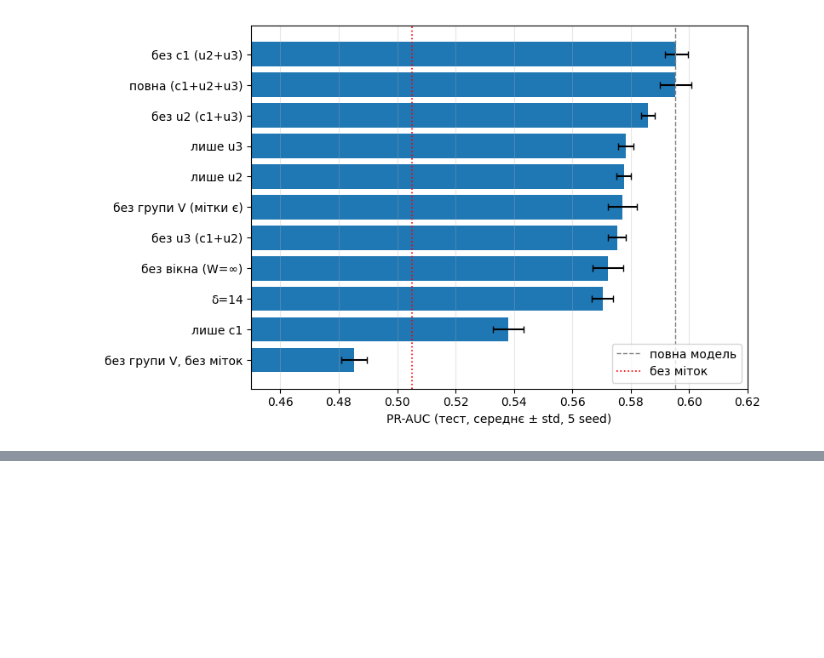
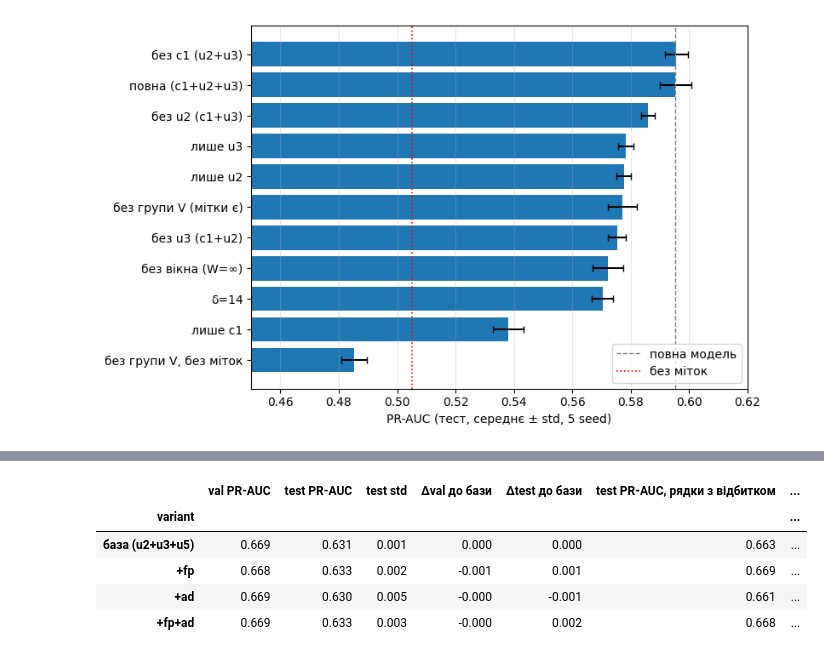
Before and after one commit to kanevskkyy/graph-antifraud, a Jupyter notebook: notebooks/11-ieee-cis-ablations.ipynb, the cells around one changed output, grey strips where cells are left out. Cells and saved outputs as stored; diff of their text form; code cells hidden in the pictures; blank space fills up the shorter version.

```diff
--- a/notebooks/11-ieee-cis-ablations.ipynb
+++ b/notebooks/11-ieee-cis-ablations.ipynb
@@ -229,0 +400,70 @@ plt.tight_layout(); plt.savefig("results/figures/ieee_cis_ablations.png", dpi=20
+# %%
+CROSS_KEYS = {"fp": ["DeviceInfo", "id_30", "id_31", "id_33"],
+              "ad": ["addr1", "P_emaildomain", "DeviceInfo"]}
+_cc = {}
+def cross_cols(rel, W=30, dl=7):
+    k = (rel, W, dl)
+    if k not in _cc:
+        cols = CROSS_KEYS[rel]
+        nk, fk = label_feats(cols, W, dl)
+        nks, fks = label_feats(cols + ["card1"], W, dl)
+        has = ~np.isnan(nk)
+        nkd = np.where(has, nk - np.nan_to_num(nks), np.nan).astype("float32")
+        fkd = np.where(has, fk - np.nan_to_num(fks), np.nan).astype("float32")
+        assert np.nanmin(nkd) >= 0 and np.nanmin(fkd) >= 0
+        _cc[k] = pd.DataFrame({f"{rel}x_nk": nkd, f"{rel}x_fk": fkd,
+                               f"{rel}x_rate": (fkd / np.where(nkd > 0, nkd, np.nan)).astype("float32")})
+    return _cc[k]
+
+def check_cross(rel, W=30, dl=7, n=60, seed=0):
+    cols = CROSS_KEYS[rel]; L = cross_cols(rel, W, dl)
+    rng = np.random.default_rng(seed); bad = 0
+    cand = np.flatnonzero(df[cols].notna().all(axis=1).values)
+    c1 = df["card1"].values
+    for i in rng.choice(cand, n, replace=False):
+        same = np.ones(N, bool)
+        for c in cols: same &= (df[c].values == df[c].values[i])
+        kn = same & (c1 != c1[i]) & (ts <= ts[i] - dl * 86400) & (ts >= ts[i] - W * 86400)
+        if (int(kn.sum()) != int(L[f"{rel}x_nk"].values[i]) or
+                int(y[kn].sum()) != int(L[f"{rel}x_fk"].values[i])): bad += 1
+    return bad
+
+for rel in CROSS_KEYS:
+    b = check_cross(rel); print(f"{rel}: розбіжностей {b}", flush=True); assert b == 0
+print("перевірки на витік пройдено")
+
+fp_has = df[CROSS_KEYS["fp"]].notna().all(axis=1).values
+def run_xgb_sub(Xf, seed):
+    m = XGBClassifier(n_estimators=1000, learning_rate=0.1, max_depth=6, subsample=0.8,
+                      colsample_bytree=0.8, scale_pos_weight=spw, eval_metric="aucpr",
+                      early_stopping_rounds=50, random_state=seed, **DEV)
+    m.fit(Xf[m_tr], y[m_tr], eval_set=[(Xf[m_va], y[m_va])], verbose=False)
+    p = m.predict_proba(Xf[m_te])[:, 1]
+    r = metrics(y[m_te], p)
+    sub = fp_has[m_te]
+    r["pr_auc_fp_rows"] = average_precision_score(y[m_te][sub], p[sub])
+    r.update(seed=seed, val_aucpr=m.best_score)
+    return r
+
+BASE = pd.concat([X, lab_cols("u2"), lab_cols("u3"), lab_cols("u5")], axis=1)
+VARS3 = {"база (u2+u3+u5)": [], "+fp": ["fp"], "+ad": ["ad"], "+fp+ad": ["fp", "ad"]}
+rows3 = []
+for name, rels in VARS3.items():
+    t0 = time.time()
+    Xf = pd.concat([BASE] + [cross_cols(r) for r in rels], axis=1) if rels else BASE
+    for sd in range(5):
+        r = run_xgb_sub(Xf, sd); r["variant"] = name; rows3.append(r)
+    print(name, "готово,", round(time.time() - t0), "с", flush=True)
+    pd.DataFrame(rows3).to_csv("results/ieee_cis_cross_card_xgb_5seeds.csv", index=False)
+
+r3 = pd.DataFrame(rows3); b = "база (u2+u3+u5)"
+P = lambda c: r3.pivot(index="seed", columns="variant", values=c)[list(VARS3)]
+pt, pv, pf = P("pr_auc"), P("val_aucpr"), P("pr_auc_fp_rows")
+s3 = pd.DataFrame({"val PR-AUC": pv.mean(), "test PR-AUC": pt.mean(), "test std": pt.std(),
+                   "Δval до бази": pv.sub(pv[b], axis=0).mean(),
+                   "Δtest до бази": pt.sub(pt[b], axis=0).mean(),
+                   "test PR-AUC, рядки з відбитком": pf.mean(),
+                   "Δ на рядках з відбитком": pf.sub(pf[b], axis=0).mean()}).round(3)
+s3["приймаємо (Δval > +0,01)"] = s3["Δval до бази"] > 0.01
+display(s3); s3.to_csv("results/ieee_cis_cross_card_summary.csv")
+# %% [output]
@@ -229,0 +477,6 @@ plt.tight_layout(); plt.savefig("results/figures/ieee_cis_ablations.png", dpi=20
+|  | val PR-AUC | test PR-AUC | test std | Δval до бази | Δtest до бази | test PR-AUC, рядки з відбитком | ... |
+| variant |  |  |  |  |  |  | ... |
+| база (u2+u3+u5) | 0.669 | 0.631 | 0.001 | 0.000 | 0.000 | 0.663 | ... |
+| +fp | 0.668 | 0.633 | 0.002 | -0.001 | 0.001 | 0.669 | ... |
+| +ad | 0.669 | 0.630 | 0.005 | -0.000 | -0.001 | 0.661 | ... |
+| +fp+ad | 0.669 | 0.633 | 0.003 | -0.000 | 0.002 | 0.668 | ... |
```
Also changed, not shown: parts of 7 cells of this notebook, 6 other files.
